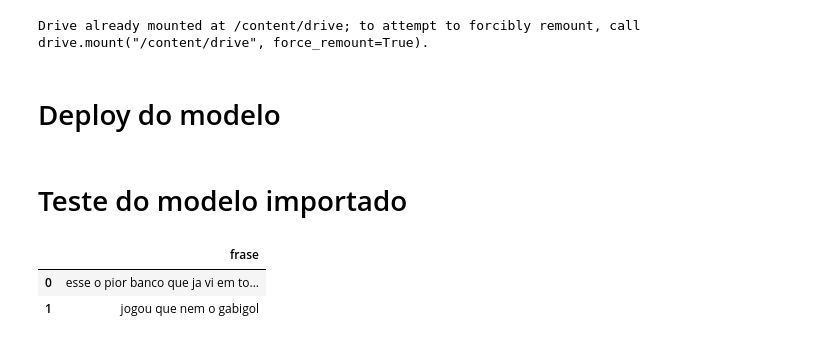
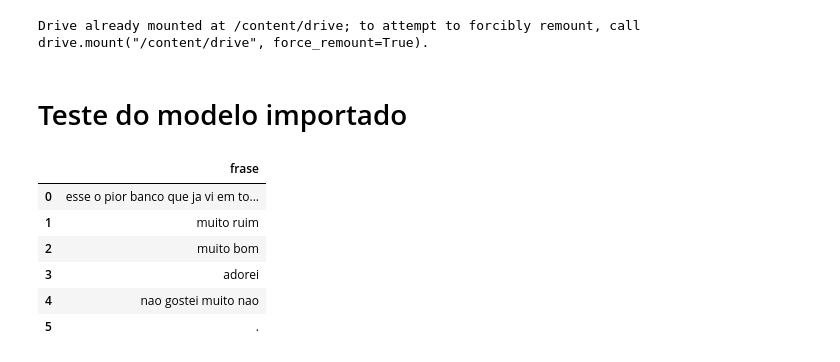
Before and after one commit to 2023M6T4-Inteli/Projeto01, a Jupyter notebook: src/notebook/GradioGrupo1.ipynb, the cells around one changed output. Saved outputs shown, nothing was run; the diff lists cells and outputs as text; code cells hidden in the pictures.

```diff
--- a/src/notebook/GradioGrupo1.ipynb
+++ b/src/notebook/GradioGrupo1.ipynb
@@ -32,8 +34,6 @@ from google.colab import drive
 drive.mount('/content/drive')
 # %% [output]
 Drive already mounted at /content/drive; to attempt to forcibly remount, call drive.mount("/content/drive", force_remount=True).
-# %% [markdown]
-# Deploy do modelo
 # %%
 modeloTransformersImportado = ('/content/drive/MyDrive/Modulo_6_grupo_1/modelo_rede_neural_Transformers.pkl')
 # %%
@@ -45,12 +45,16 @@ vetorizador = SentenceTransformer('distiluse-base-multilingual-cased')
 # Teste do modelo importado
 # %%
 dadosteste = {
-    'frase': ["esse o pior banco que ja vi em toda minha vida","jogou que nem o gabigol"],
+    'frase': ["esse o pior banco que ja vi em toda minha vida","muito ruim", "muito bom", "adorei", "nao gostei muito nao", "."],
 }
 dfteste = pd.DataFrame(dadosteste)
 dfteste
 # %% [output]
 |  | frase |
 | 0 | esse o pior banco que ja vi em to... |
-| 1 | jogou que nem o gabigol |
+| 1 | muito ruim |
+| 2 | muito bom |
+| 3 | adorei |
+| 4 | nao gostei muito nao |
+| 5 | . |
 # %%
```
Also changed, not shown: parts of 28 cells of this notebook.
